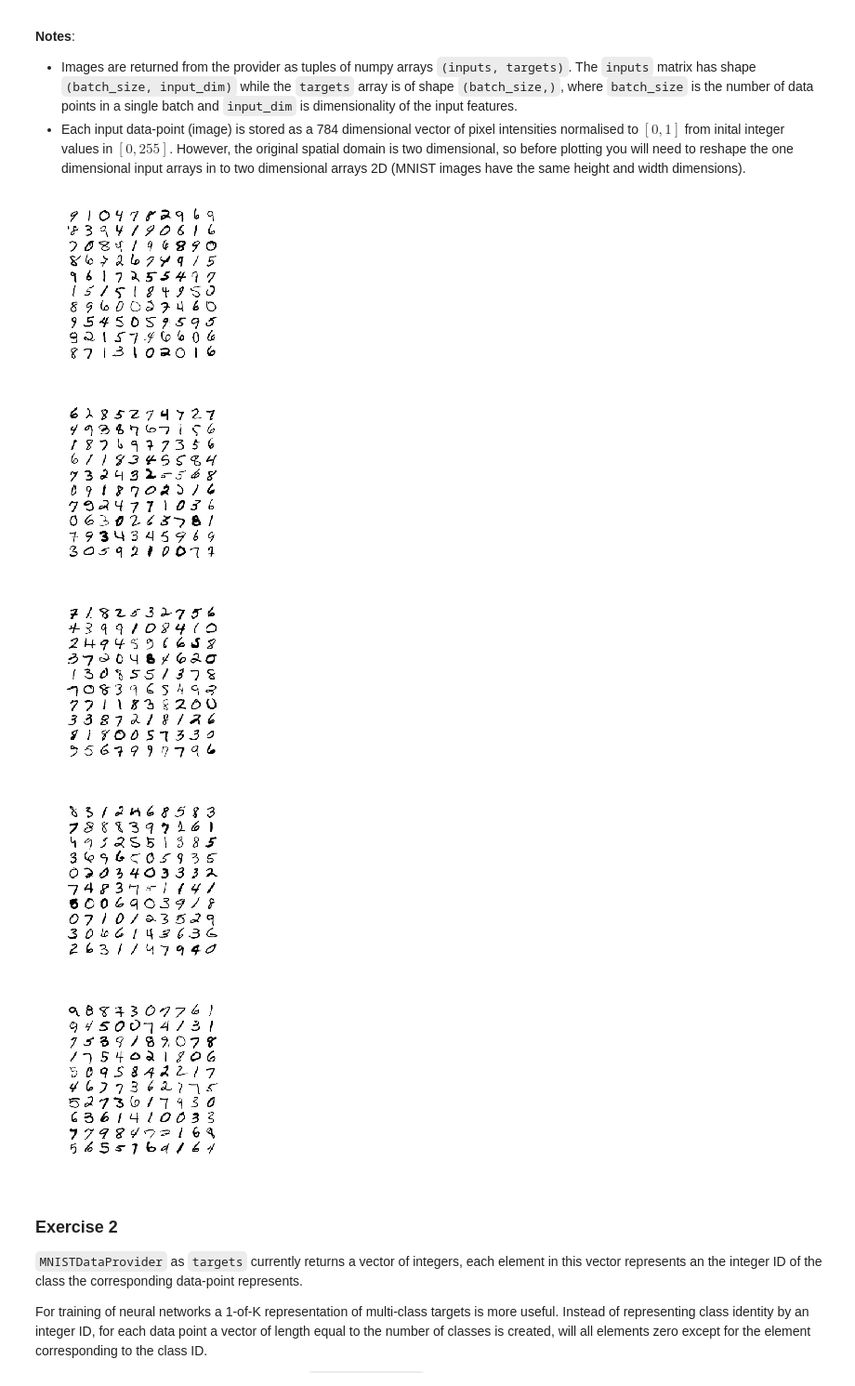
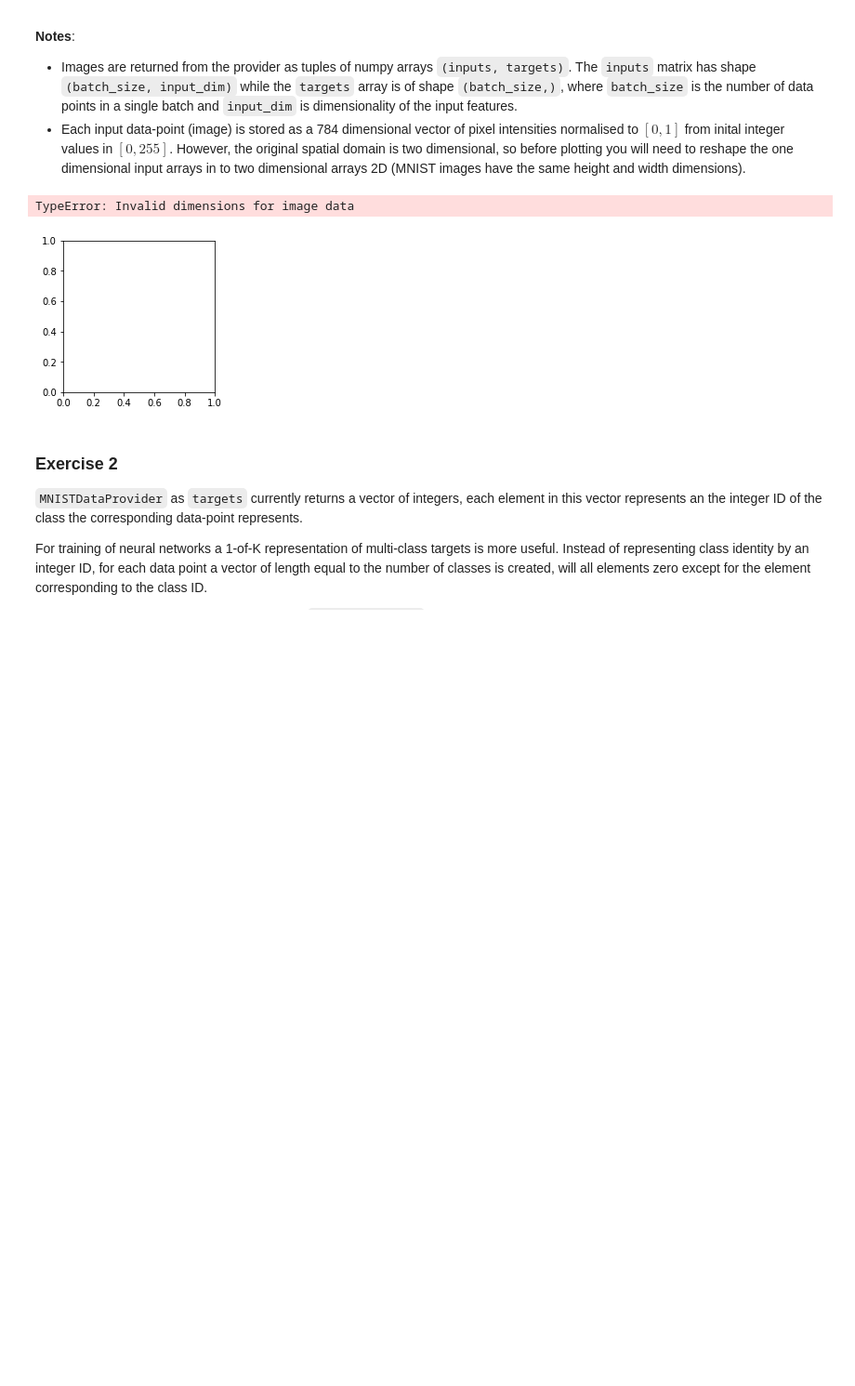
Before and after one commit to Jianshu-L/mlp, a Jupyter notebook: notebooks/01_Introduction.ipynb, the cells around one changed output. Shown: that part at 93% size. Saved outputs shown, nothing was run; the diff lists cells and outputs as text; code cells hidden in the pictures; blank space fills up the shorter version.

```diff
--- a/notebooks/01_Introduction.ipynb
+++ b/notebooks/01_Introduction.ipynb
@@ -288,29 +288,28 @@ Generally we will want to deal with batches of multiple images i.e. `batch_size
 # %%
 %matplotlib inline
 import numpy as np
-import matplotlib.pyplot as plt
+import matplotlib.pyplot as plot
 import mlp.data_providers as data_providers
 
+batch_size = 100
 def show_batch_of_images(img_batch, fig_size=(3,3)):
     fig = plot.figure(figsize = fig_size)
     ax = fig.add_subplot(111)
-    啊啊啊啊啊啊啊啊啊啊啊啊啊
-    ax.imshow(titled, cmap = "Greys")
+    #啊啊啊啊啊啊啊啊啊啊啊啊啊
+    ax.imshow(img_batch, cmap = "Greys")
 
     fig = plot.figure(figsize = fig_size)
     ax = fig.add_subplot(111)
 
 data = data_providers.MNISTDataProvider(
-    which_set = "valid", batch_size = 100, max_num_batches = 5, shuffle_order = True)
+    which_set = "valid", batch_size = batch_size, max_num_batches = 5, shuffle_order = True)
+
 
 for inputs, targets in data:
     show_batch_of_images(inputs.reshape(batch_size,28,28))
 # %% [output]
+TypeError: Invalid dimensions for image data
-[figure, old version]
+[figure, new version]
-[figure, removed]
-[figure, removed]
-[figure, removed]
-[figure, removed]
 # %% [markdown]
 ### Exercise 2
 
```
Also changed, not shown: 1 other file.
